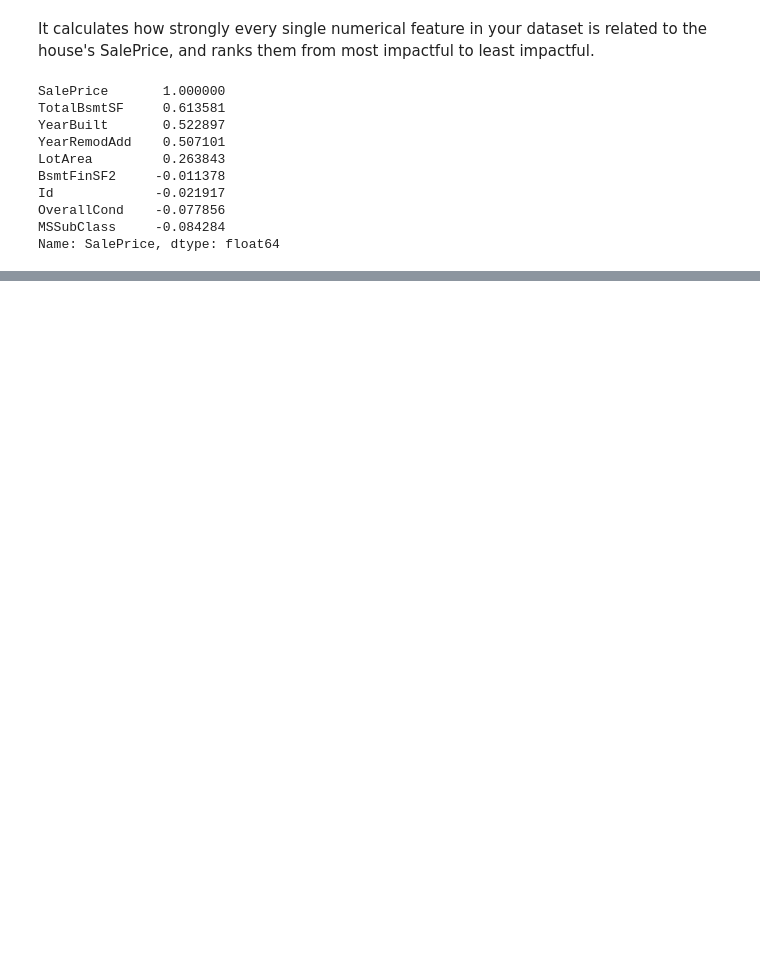
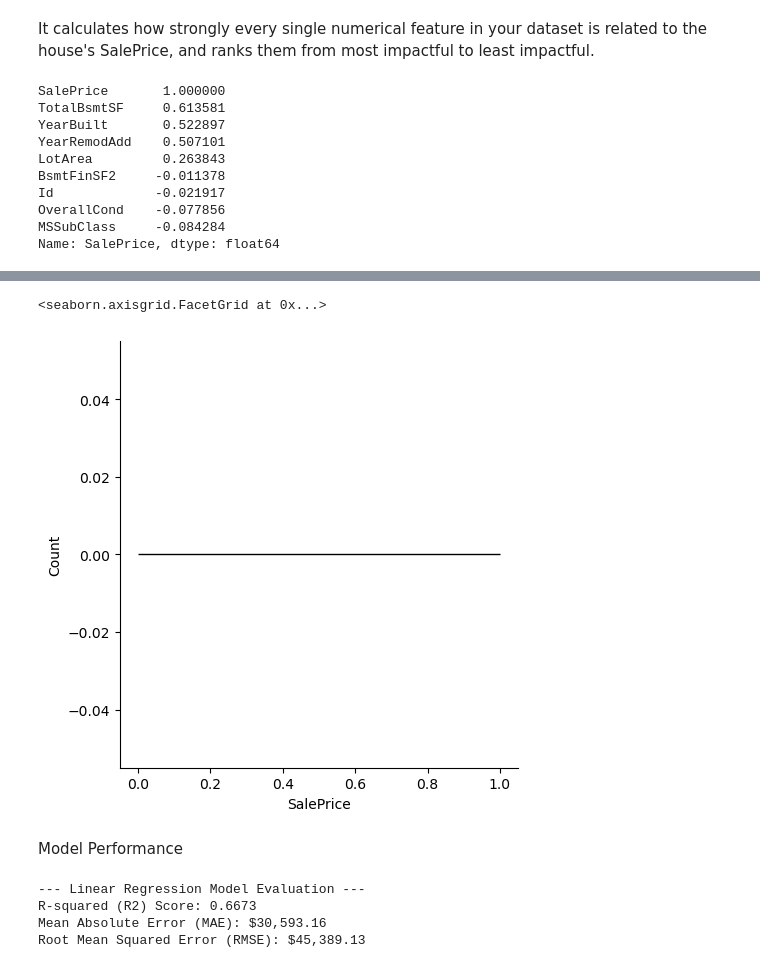
Before and after one commit to KARTHIKAKRISHNA123/dwello, a Jupyter notebook: House_Price_Predictor.ipynb, the cells around one changed output, grey strips where cells are left out. Saved outputs shown, nothing was run; the diff lists cells and outputs as text; code cells hidden in the pictures; blank space fills up the shorter version.

```diff
--- a/House_Price_Predictor.ipynb
+++ b/House_Price_Predictor.ipynb
@@ -140,0 +360,3 @@ df.dropna(subset=["SalePrice"], inplace=True)
+# %%
+y_pred_actual = np.expm1(y_pred)
+y_test_actual = np.expm1(Y_test)
@@ -140,0 +404,22 @@ df.dropna(subset=["SalePrice"], inplace=True)
+# %%
+residual2 = y_test_actual - y_pred_actual
+sns.displot(residual2, kde=True)
+# %% [output]
+<seaborn.axisgrid.FacetGrid at 0x...>
+[figure, added]
+# %% [markdown]
+Model Performance
+# %%
+mae = mean_absolute_error(Y_test, y_pred)
+rmse = np.sqrt(mean_squared_error(Y_test, y_pred))
+r2 = r2_score(Y_test, y_pred)
+
+print("--- Linear Regression Model Evaluation ---")
+print(f"R-squared (R2) Score: {r2:.4f}")
+print(f"Mean Absolute Error (MAE): ${mae:,.2f}")
+print(f"Root Mean Squared Error (RMSE): ${rmse:,.2f}")
+# %% [output]
+--- Linear Regression Model Evaluation ---
+R-squared (R2) Score: 0.6673
+Mean Absolute Error (MAE): $30,593.16
+Root Mean Squared Error (RMSE): $45,389.13
```
Also changed, not shown: parts of 48 cells of this notebook, 2 other files.
